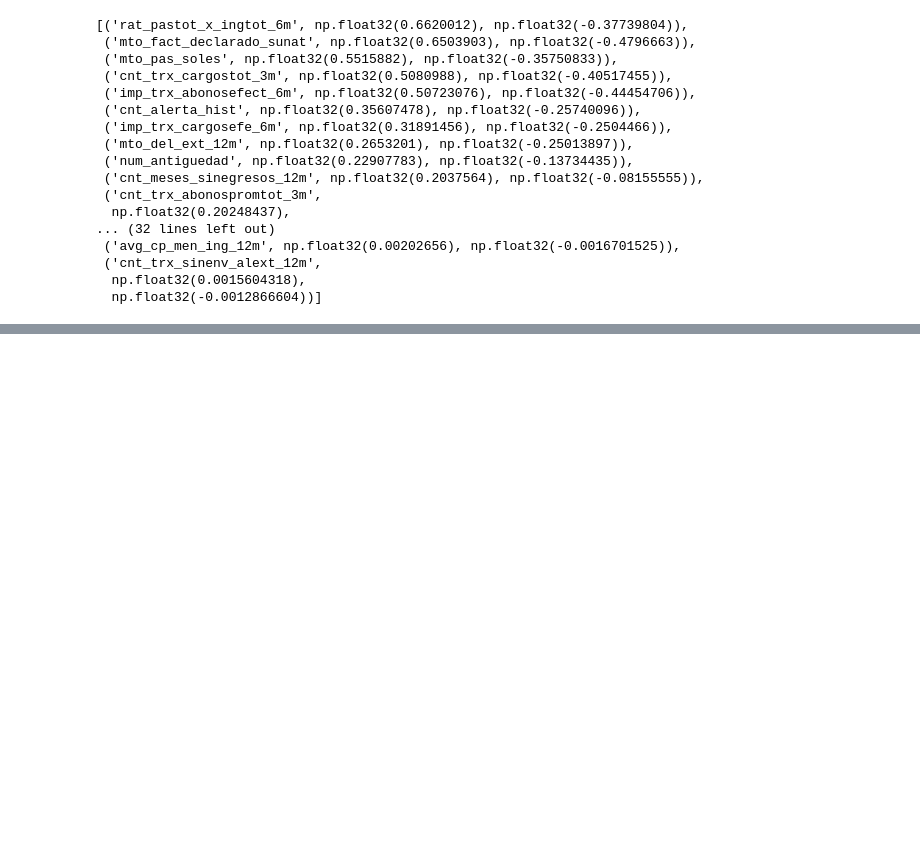
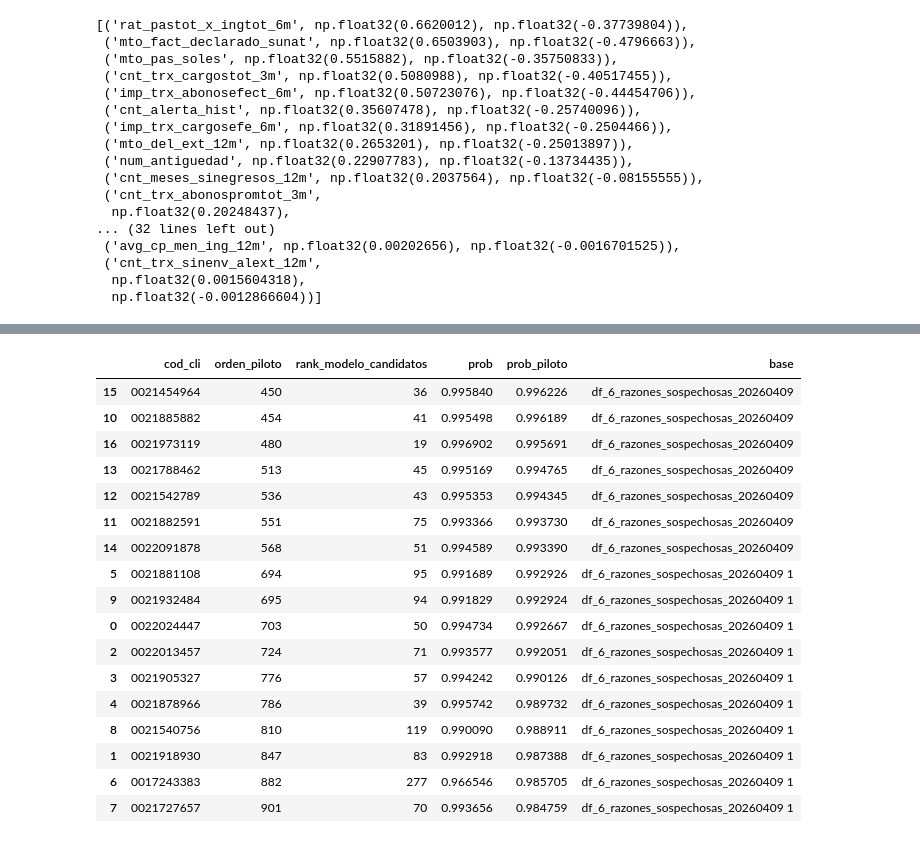
Before and after one commit to sentiherna/Interbank, a Jupyter notebook: PLAFT/Desarrollo/Minorista_regulado/Train/3.VALIDACION_TOTAL.ipynb, the cells around one changed output, grey strips where cells are left out. Cells and saved outputs as stored; diff of their text form; code cells hidden in the pictures; blank space fills up the shorter version.

```diff
--- a/PLAFT/Desarrollo/Minorista_regulado/Train/3.VALIDACION_TOTAL.ipynb
+++ b/PLAFT/Desarrollo/Minorista_regulado/Train/3.VALIDACION_TOTAL.ipynb
@@ -1386,0 +1553,9 @@ print("▶ Copiar a §13.4 (Train), §13.5 (Validation), §13.6 (Test) del docum
+# %%
+import awswrangler as wr
+
+parquet_path = 's3://ibk-discovery-comercial-us-east-1-654654352211-data/discovery/comercial/sanherna/PLAFT/PJ/MINORISTA/DATA_INFERENCIA/data_pn_total_expandido_new_v2.parquet'
+
+df_inferencia = wr.s3.read_parquet(path=parquet_path, boto3_session=session)
+
+print(f"Shape: {df_inferencia.shape}")
+print(f"\nColumnas: {df_inferencia.columns.tolist()}")
@@ -1386,0 +2066,45 @@ print("▶ Copiar a §13.4 (Train), §13.5 (Validation), §13.6 (Test) del docum
+# %%
+# ============================================================
+# Repetir la comparación de orden, pero rankeando SOLO dentro
+# del subconjunto de "alertas nuevas" (mismo criterio usado en
+# el resto del notebook: tipo_alerta_n2 != 'SIN_INFO'),
+# que es el candidate pool real del que salió el piloto.
+# ============================================================
+
+df_candidatos = df_inf_202604[df_inf_202604['tipo_alerta_n2'] != 'SIN_INFO'].copy()
+df_candidatos['rank_modelo_candidatos'] = df_candidatos['prob'].rank(ascending=False, method='min').astype(int)
+n_candidatos = len(df_candidatos)
+print(f"Candidatos (tipo_alerta_n2 != 'SIN_INFO'): {n_candidatos}")
+
+def comparar_orden_candidatos(df_ext, nombre_base):
+    df_ext_ = df_ext.copy()
+    df_ext_['codunico'] = normalizar_id(df_ext_['codunico'])
+
+    comp = df_candidatos.merge(
+        df_ext_[['codunico', 'orden', 'score']],
+        left_on='cod_cli_norm',
+        right_on='codunico',
+        how='inner'
+    )
+    return comp[['cod_cli', 'orden', 'rank_modelo_candidatos', 'prob', 'score']].rename(
+        columns={'orden': 'orden_piloto', 'score': 'prob_piloto'}
+    ).assign(base=nombre_base)
+
+comp_c1 = comparar_orden_candidatos(df_ext_1, 'df_6_razones_sospechosas_20260409 1')
+comp_c2 = comparar_orden_candidatos(df_ext_2, 'df_6_razones_sospechosas_20260409')
+df_comparacion_candidatos = pd.concat([comp_c1, comp_c2], ignore_index=True)
+
+n_piloto_base1, n_piloto_base2 = len(df_ext_1), len(df_ext_2)
+
+for nombre, grupo, n_piloto_base in [
+    ('df_6_razones_sospechosas_20260409 1', comp_c1, n_piloto_base1),
+    ('df_6_razones_sospechosas_20260409', comp_c2, n_piloto_base2),
+]:
+    corr = grupo[['orden_piloto', 'rank_modelo_candidatos']].corr(method='spearman').iloc[0, 1]
+    en_top = (grupo['rank_modelo_candidatos'] <= n_piloto_base).sum()
+    print(f"\n{nombre}: {len(grupo)} de {n_piloto_base} coinciden con candidatos")
+    print(f"  Correlación de Spearman (orden piloto vs rank modelo en candidatos) = {corr:.3f}")
+    print(f"  En el propio top-{n_piloto_base} del modelo (dentro de candidatos): {en_top} ({en_top/len(grupo):.1%})")
+
+df_comparacion_candidatos.sort_values('orden_piloto')
+# %% [output]
@@ -1386,0 +2120,18 @@ print("▶ Copiar a §13.4 (Train), §13.5 (Validation), §13.6 (Test) del docum
+|  | cod_cli | orden_piloto | rank_modelo_candidatos | prob | prob_piloto | base |
+| 15 | 0021454964 | 450 | 36 | 0.995840 | 0.996226 | df_6_razones_sospechosas_20260409 |
+| 10 | 0021885882 | 454 | 41 | 0.995498 | 0.996189 | df_6_razones_sospechosas_20260409 |
+| 16 | 0021973119 | 480 | 19 | 0.996902 | 0.995691 | df_6_razones_sospechosas_20260409 |
+| 13 | 0021788462 | 513 | 45 | 0.995169 | 0.994765 | df_6_razones_sospechosas_20260409 |
+| 12 | 0021542789 | 536 | 43 | 0.995353 | 0.994345 | df_6_razones_sospechosas_20260409 |
+| 11 | 0021882591 | 551 | 75 | 0.993366 | 0.993730 | df_6_razones_sospechosas_20260409 |
+| 14 | 0022091878 | 568 | 51 | 0.994589 | 0.993390 | df_6_razones_sospechosas_20260409 |
+| 5 | 0021881108 | 694 | 95 | 0.991689 | 0.992926 | df_6_razones_sospechosas_20260409 1 |
+| 9 | 0021932484 | 695 | 94 | 0.991829 | 0.992924 | df_6_razones_sospechosas_20260409 1 |
+| 0 | 0022024447 | 703 | 50 | 0.994734 | 0.992667 | df_6_razones_sospechosas_20260409 1 |
+| 2 | 0022013457 | 724 | 71 | 0.993577 | 0.992051 | df_6_razones_sospechosas_20260409 1 |
+| 3 | 0021905327 | 776 | 57 | 0.994242 | 0.990126 | df_6_razones_sospechosas_20260409 1 |
+| 4 | 0021878966 | 786 | 39 | 0.995742 | 0.989732 | df_6_razones_sospechosas_20260409 1 |
+| 8 | 0021540756 | 810 | 119 | 0.990090 | 0.988911 | df_6_razones_sospechosas_20260409 1 |
+| 1 | 0021918930 | 847 | 83 | 0.992918 | 0.987388 | df_6_razones_sospechosas_20260409 1 |
+| 6 | 0017243383 | 882 | 277 | 0.966546 | 0.985705 | df_6_razones_sospechosas_20260409 1 |
+| 7 | 0021727657 | 901 | 70 | 0.993656 | 0.984759 | df_6_razones_sospechosas_20260409 1 |
```
Also changed, not shown: parts of 28 cells of this notebook, 9 other files.
